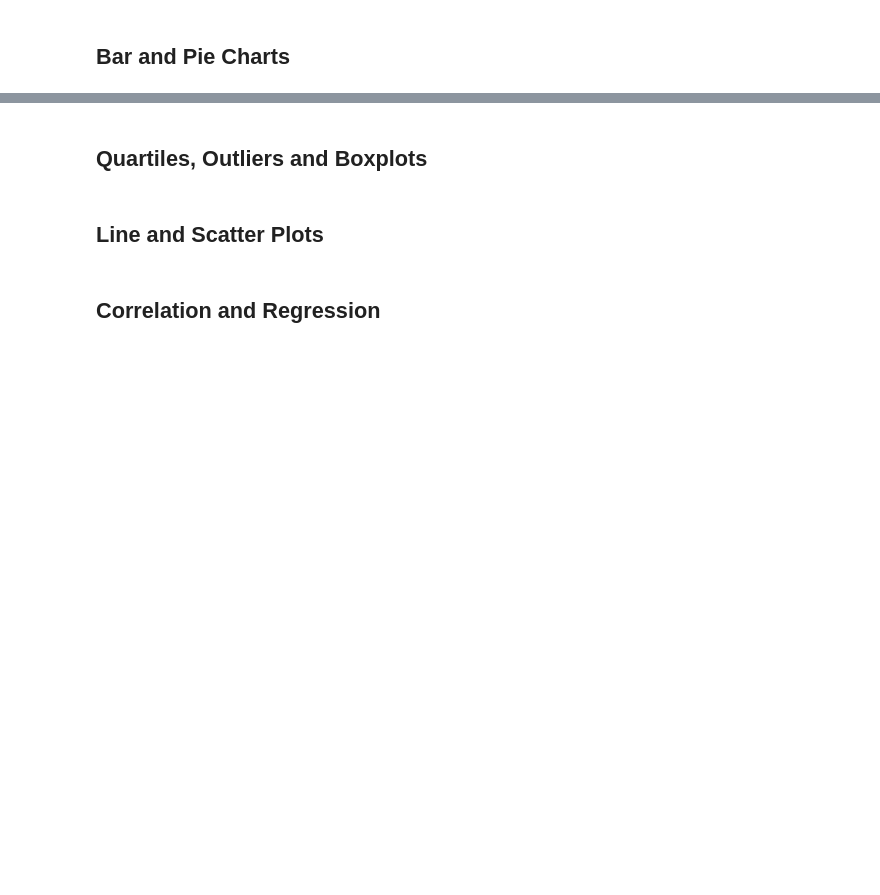
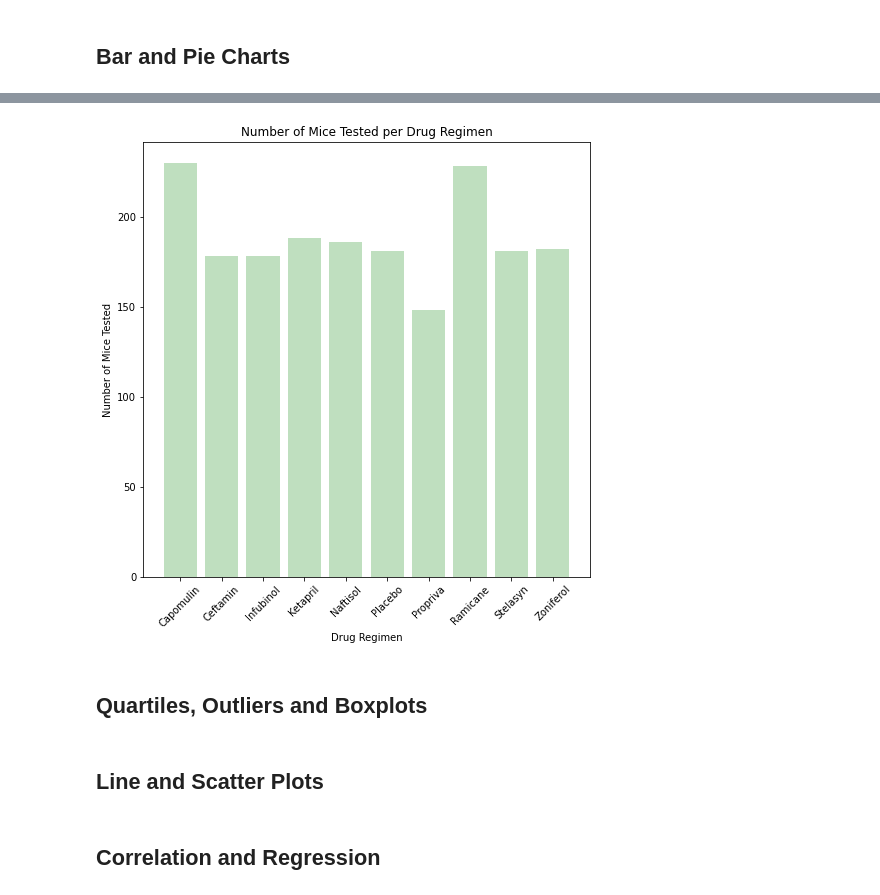
Before and after one commit to tebohl/Matplotlib-Treatment-Analysis, a Jupyter notebook: Pymaceuticals/pymaceuticals_starter.ipynb, the cells around one changed output, grey strips where cells are left out. Drawn from its saved outputs; the diff is of its cells as text; code cells hidden in the pictures; blank space fills up the shorter version.

```diff
--- a/Pymaceuticals/pymaceuticals_starter.ipynb
+++ b/Pymaceuticals/pymaceuticals_starter.ipynb
@@ -110,3 +144,18 @@ mouse_tumor_volume_df
+# %%
+# Generate a bar plot showing the total number of timepoints for all mice tested for each drug regimen using pyplot.
+plt.figure(figsize=(8,8))
+plt.bar(drug_and_timepoint.index, drug_and_timepoint["Timepoint"], color='g', alpha=.25, align="center")
+
+# Set a Title and labels
+plt.title("Number of Mice Tested per Drug Regimen")
+plt.xlabel("Drug Regimen")
+plt.ylabel("Number of Mice Tested")
+plt.xticks(drug_and_timepoint.index, rotation="45")
+
+# Save our graph and show the grap
+plt.show()
+# %% [output]
+[figure, added]
 # %%
 # Generate a pie plot showing the distribution of female versus male mice using Pandas
 # %%
```
Also changed, not shown: parts of 4 cells of this notebook.
